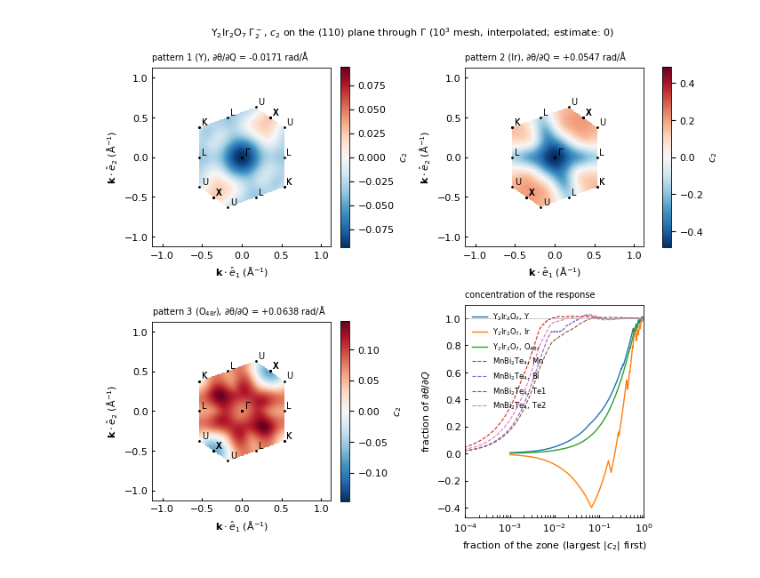
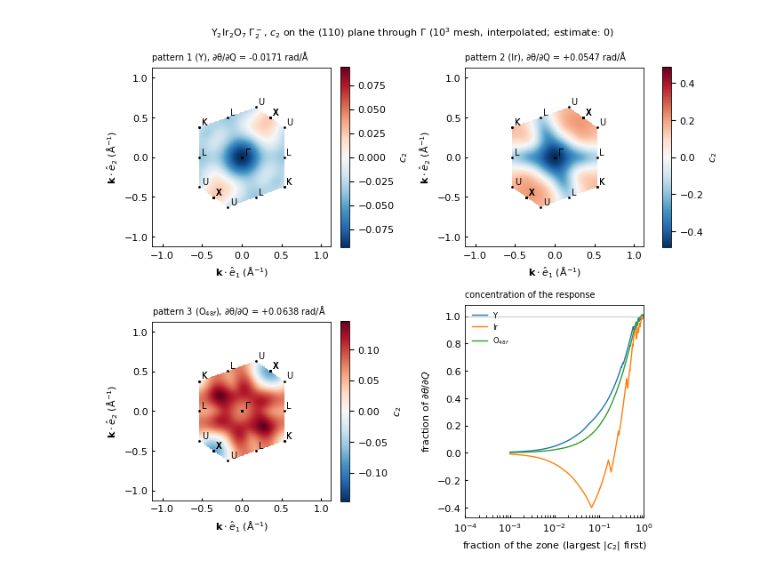
Before and after one commit to treycole/axion-phonon, a Jupyter notebook: analysis/yio/c2_distribution_modes.ipynb, the cells around one changed output. Cells and saved outputs as stored; diff of their text form; code cells hidden in the pictures.

```diff
--- a/analysis/yio/c2_distribution_modes.ipynb
+++ b/analysis/yio/c2_distribution_modes.ipynb
@@ -98,42 +50,3 @@ MBT mode 4 (Te2): ∂θ/∂Q = -4.5521 rad/Å (END 0, base tube, not k-corrected
 YIO pattern 1 (Y): ∂θ/∂Q = -0.017134 rad/Å on 10³
 YIO pattern 2 (Ir): ∂θ/∂Q = +0.054677 rad/Å on 10³
 YIO pattern 3 (O$_{48f}$): ∂θ/∂Q = +0.063787 rad/Å on 10³
-# %%
-# ---- MnBi2Te4: one row per symmetry mode
-plt.rcParams.update({"font.size": FONT_SIZE, "axes.linewidth": 0.6})
-fig, axes = plt.subplots(len(MBT_TUBES), 3, figsize=(7.6, 2.3 * len(MBT_TUBES)), layout="constrained")
-for row, (m, c) in zip(axes, c2_m.items()):
-    for ax, (plane, pname) in zip(row[:2], MBT_PLANES.items()):
-        sel = (kl["plane"] == plane) & (kl["level"] >= 1)
-        x, y = kc_m[sel, 0], kc_m[sel, 1]
-        vmax = np.abs(c[sel]).max()
-        im = ax.tripcolor(x, y, c[sel], shading="gouraud", cmap="RdBu_r", norm=SymLogNorm(linthresh=10, vmin=-vmax, vmax=vmax))
-        ax.tricontour(x, y, gap_m[m][sel], levels=[0.25, 0.3, 0.4, 0.6], colors="k", linewidths=0.4)
-        ax.set(xlim=(-MBT_MAP_HALF, MBT_MAP_HALF), ylim=(-MBT_MAP_HALF, MBT_MAP_HALF), aspect="equal",
-               xlabel=r"$k_x$ (Å$^{-1}$)", ylabel=r"$k_y$ (Å$^{-1}$)")
-        fig.colorbar(im, ax=ax, label=r"$c_2$", shrink=0.85)
-        ax.set_title(f"mode {m} ({MBT_LABELS[m]}), {pname}", loc="left", fontsize=FONT_SIZE - 1)
-    ax = row[2]
-    o = np.argsort(kperp)
-    ax.plot(kperp[o], np.cumsum((w_m * c)[o]) / dth_m[m], color="C3", lw=1.2)
-    ax.axvline(BOX_INRADIUS, color="0.5", lw=0.6, ls=":")
-    ax.set(xlim=(0, 0.6), ylim=(-0.05, 1.15), xlabel=r"$k_\perp$ from the $k_z$ axis (Å$^{-1}$)",
-           ylabel=r"fraction of $\partial\theta/\partial Q$ within $k_\perp$")
-    ax2 = ax.twinx()
-    edges = np.r_[np.arange(0, BOX_INRADIUS, 0.02), np.arange(BOX_INRADIUS, kperp.max() + 0.1, 0.1)]
-    shell = np.digitize(kperp, edges) - 1
-    mid, avg = [], []
-    for g in np.unique(shell):
-        s = shell == g
-        mid.append(0.5 * (edges[g] + edges[g + 1])); avg.append((w_m[s] * c[s]).sum() / w_m[s].sum())
-    ax2.plot(mid, avg, "o-", color="0.3", lw=0.8, ms=2)
-    ax2.set_yscale("symlog", linthresh=1)
-    ax2.set_ylabel(r"shell-mean $c_2$")
-    ax.set_zorder(ax2.get_zorder() + 1); ax.patch.set_visible(False)
-    ax.set_title(f"∂θ/∂Q = {dth_m[m]:+.3f} rad/Å", loc="left", fontsize=FONT_SIZE - 1)
-for ax in axes.ravel():
-    ax.tick_params(direction="in", length=2, which="both")
-fig.suptitle(f"MnBi$_2$Te$_4$ $T_2^-$, $c_2$ (estimate: {END!r}); lines: direct gap 0.25, 0.3, 0.4, 0.6 eV", fontsize=FONT_SIZE)
-if SAVE_MBT:
-    fig.savefig(SAVE_MBT, dpi=250)
-plt.show()
@@ -142,4 +53,5 @@ plt.show()
 # %%
+plt.rcParams.update({"font.size": FONT_SIZE, "axes.linewidth": 0.6})
 # ---- Y2Ir2O7: (110) plane through Γ for each pattern, and the concentration curves
 e1 = B_y[0] / np.linalg.norm(B_y[0])
 e2 = B_y[1] - (B_y[1] @ e1) * e1
@@ -163,35 +75,32 @@ for name, p in pts.items():
             if abs(k @ normal) < 1e-6 and np.all(np.abs(k @ np.array([e1, e2]).T) <= R):
                 labels_in_plane.append((name, k @ e1, k @ e2))
 
 fig, axes = plt.subplots(2, 2, figsize=(7.0, 6.0), layout="constrained")
 for ax, (m, c) in zip(axes.ravel()[:3], c2_y.items()):
     n = c.shape[0]
     mp = np.where(inside, map_coordinates(c, (kr % 1.0 * n).transpose(2, 0, 1), order=3, mode="grid-wrap"), np.nan)
     v = np.nanmax(np.abs(mp))
     im = ax.pcolormesh(S, T, mp, cmap="RdBu_r", norm=TwoSlopeNorm(0, -v, v), shading="auto")
     for name, u, w in labels_in_plane:
         ax.plot(u, w, "k.", ms=2)
         ax.annotate(name, (u, w), xytext=(2, 2), textcoords="offset points", fontsize=FONT_SIZE - 1)
     ax.set(aspect="equal", xlabel=r"$\mathbf{k}\cdot\hat e_1$ (Å$^{-1}$)", ylabel=r"$\mathbf{k}\cdot\hat e_2$ (Å$^{-1}$)")
     fig.colorbar(im, ax=ax, label=r"$c_2$", shrink=0.85)
     ax.set_title(f"pattern {m} ({YIO_LABELS[m]}), ∂θ/∂Q = {c.mean():+.4f} rad/Å", loc="left", fontsize=FONT_SIZE - 1)
 ax = axes[1, 1]
 for m, c in c2_y.items():
     f = c.ravel()[np.argsort(-np.abs(c.ravel()))]
-    ax.plot(np.arange(1, f.size + 1) / f.size, np.cumsum(f) / f.sum(), lw=1, label=f"Y$_2$Ir$_2$O$_7$, {YIO_LABELS[m]}")
-for m, c in c2_m.items():
-    o = np.argsort(-np.abs(c))
-    ax.plot(np.cumsum(w_m[o]), np.cumsum((w_m * c)[o]) / dth_m[m], lw=0.8, ls="--", label=f"MnBi$_2$Te$_4$, {MBT_LABELS[m]}")
+    ax.plot(np.arange(1, f.size + 1) / f.size, np.cumsum(f) / f.sum(), lw=1, label=YIO_LABELS[m])
 ax.axhline(1, color="0.7", lw=0.5)
 ax.set(xscale="log", xlim=(1e-4, 1), xlabel="fraction of the zone (largest $|c_2|$ first)", ylabel=r"fraction of $\partial\theta/\partial Q$")
 ax.legend(fontsize=FONT_SIZE - 2, frameon=False, loc="upper left")
 ax.set_title("concentration of the response", loc="left", fontsize=FONT_SIZE - 1)
 for ax in axes.ravel():
     ax.tick_params(direction="in", length=2, which="both")
 fig.suptitle(f"Y$_2$Ir$_2$O$_7$ $\\Gamma_2^-$, $c_2$ on the (110) plane through $\\Gamma$ (10$^3$ mesh, interpolated; estimate: {END!r})", fontsize=FONT_SIZE)
 if SAVE_YIO:
     fig.savefig(SAVE_YIO, dpi=250)
 plt.show()
 plt.rcdefaults()
 # %% [output]
-[figure, old version]
+[figure, new version]
```
Also changed, not shown: parts of 4 cells of this notebook, 22 other files.
